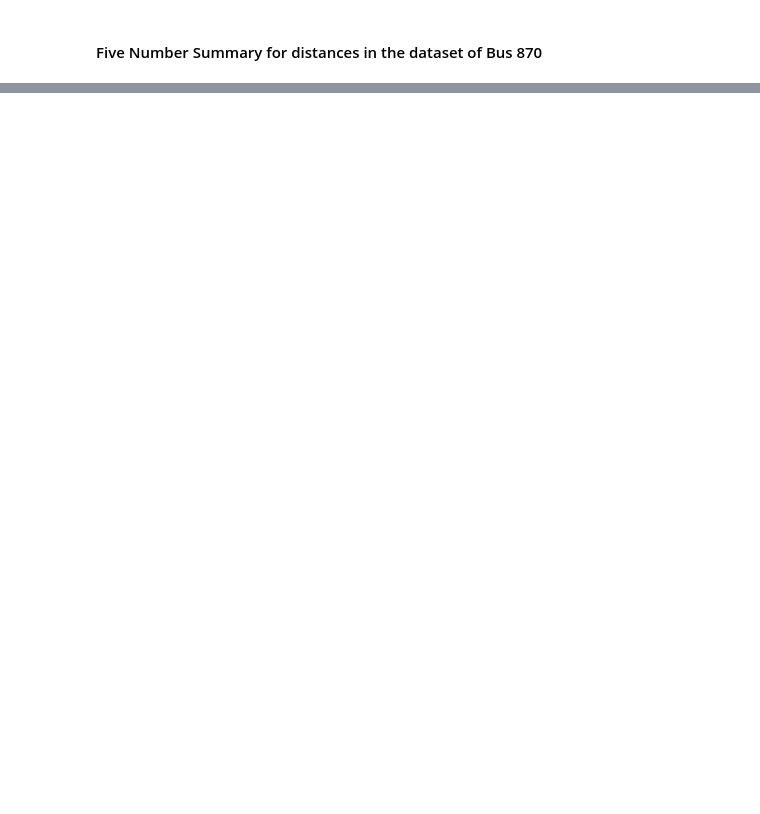
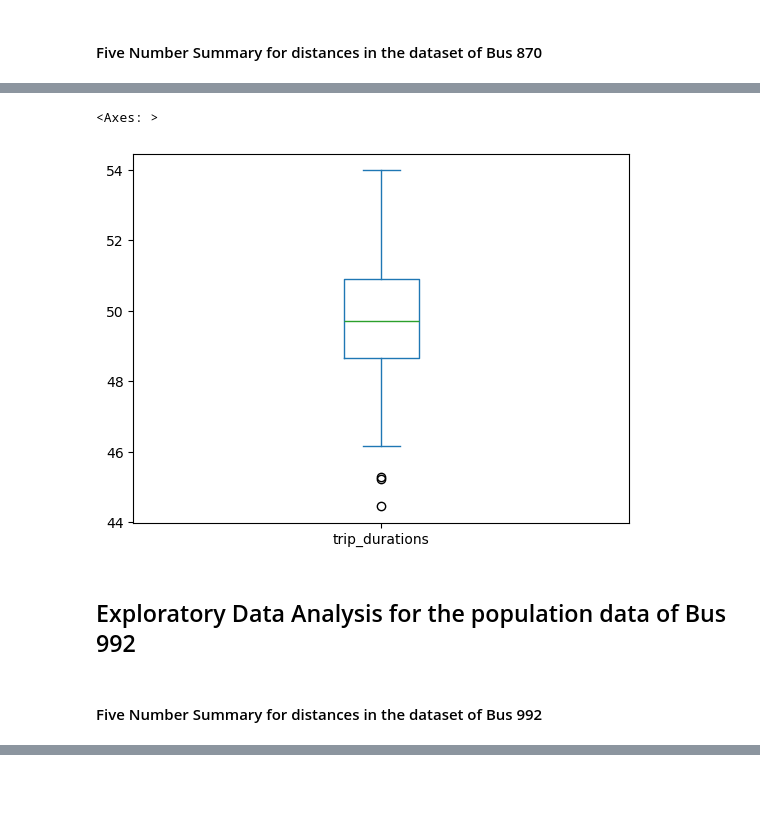
Before and after one commit to AngKokLeong/Bus-Data-Analysis, a Jupyter notebook: report.ipynb, the cells around one changed output, grey strips where cells are left out. Drawn from its saved outputs; the diff is of its cells as text; code cells hidden in the pictures; blank space fills up the shorter version.

```diff
--- a/report.ipynb
+++ b/report.ipynb
@@ -92,0 +111,9 @@ Name: distances, dtype: float64
+# %%
+bus_870_dataframe["trip_durations"].plot(kind="box")
+# %% [output]
+<Axes: >
+[figure, added]
+# %% [markdown]
+## Exploratory Data Analysis for the population data of Bus 992
+# %% [markdown]
+#### Five Number Summary for distances in the dataset of Bus 992
```
Also changed, not shown: parts of 30 cells of this notebook.
